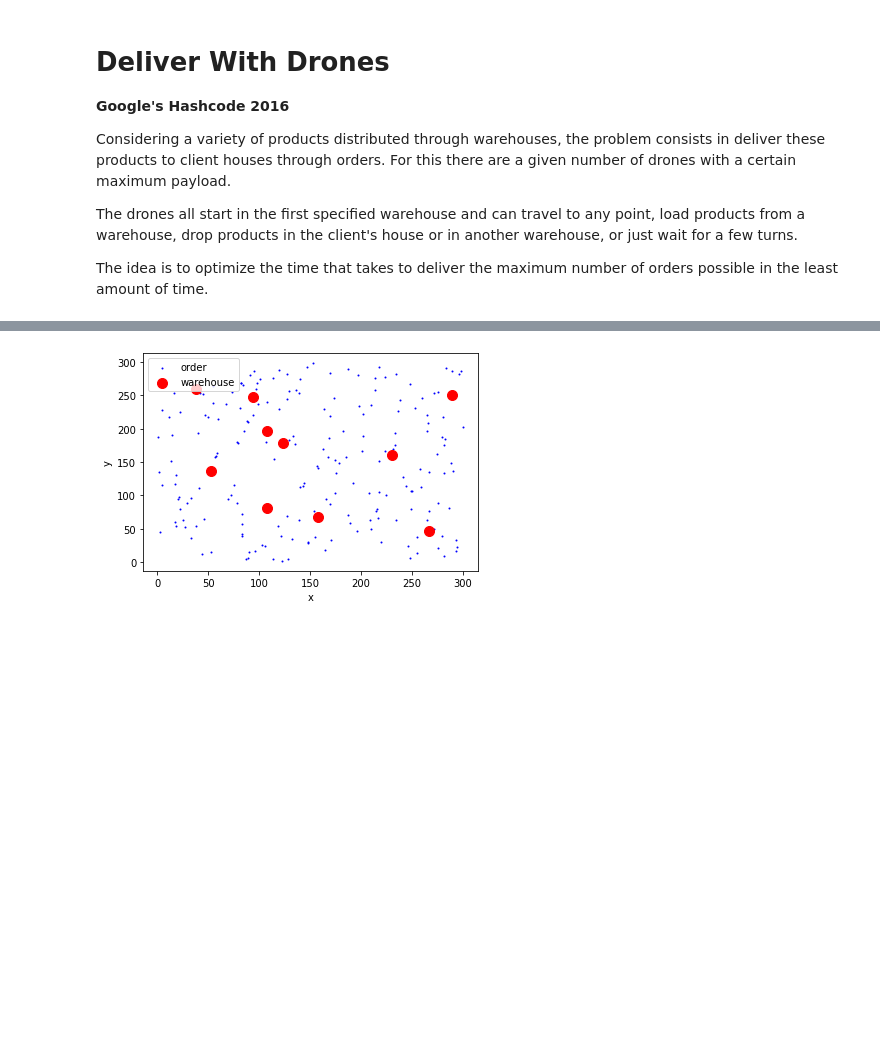
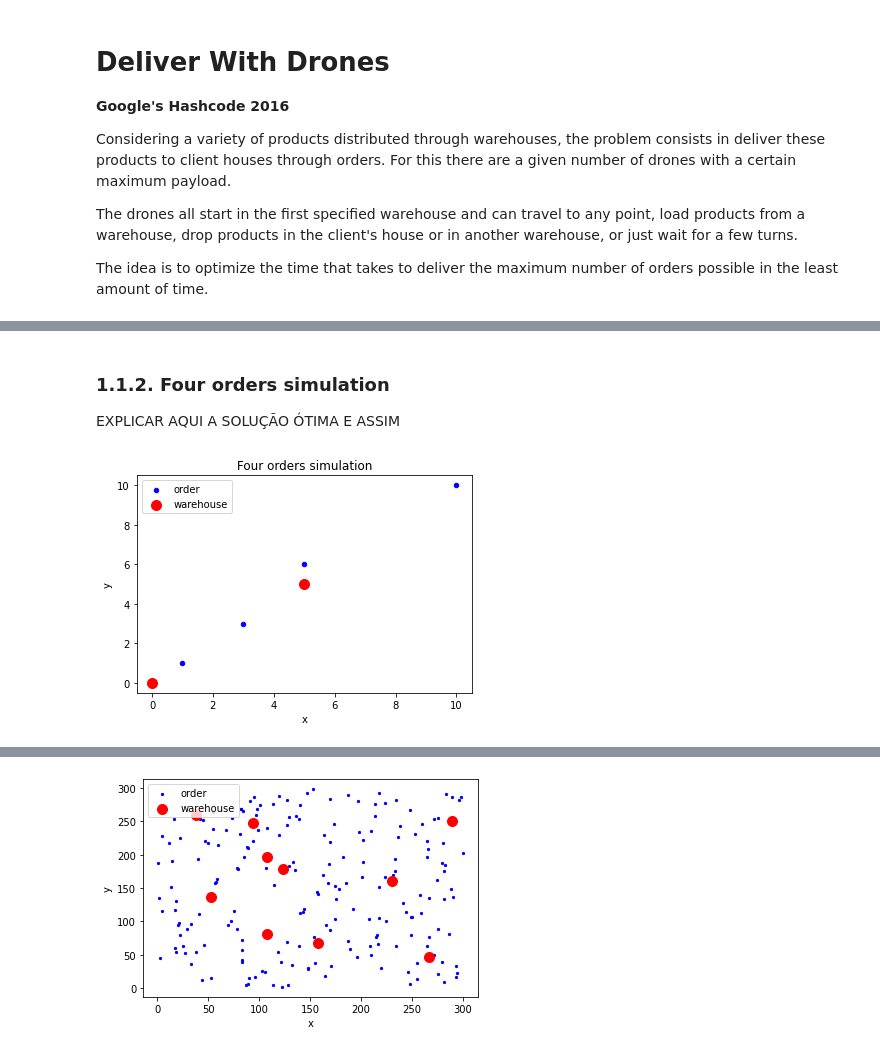
Before and after one commit to ctrlMarcio/feup-iart-proj1, a Jupyter notebook: delivery.ipynb, the cells around one changed output, grey strips where cells are left out. Drawn from its saved outputs; the diff is of its cells as text; code cells hidden in the pictures; blank space fills up the shorter version.

```diff
--- a/delivery.ipynb
+++ b/delivery.ipynb
@@ -52,0 +80,10 @@ In order to test the algorithms and obtain results in a short period of time we
+# %% [markdown]
+### 1.1.2. Four orders simulation
+
+EXPLICAR AQUI A SOLUÇÃO ÓTIMA E ASSIM
+# %%
+four_orders_simulation = file_parsing.parse('data/fouroo.in')
+
+plot_simulation(four_orders_simulation, 'Four orders simulation', order_marker_size=20)
+# %% [output]
+[figure, added]
```
Also changed, not shown: parts of 25 cells of this notebook, 4 other files.
